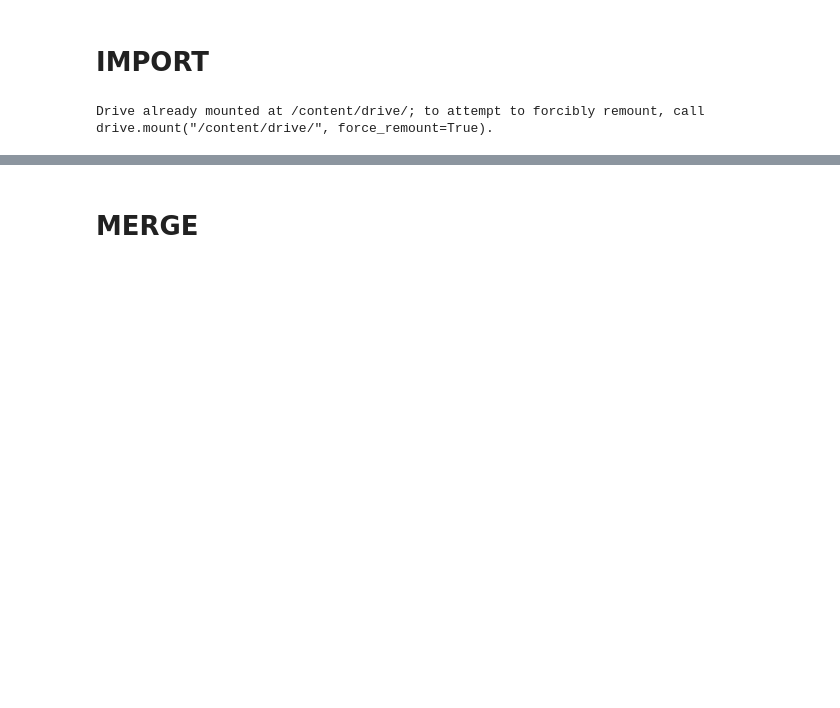
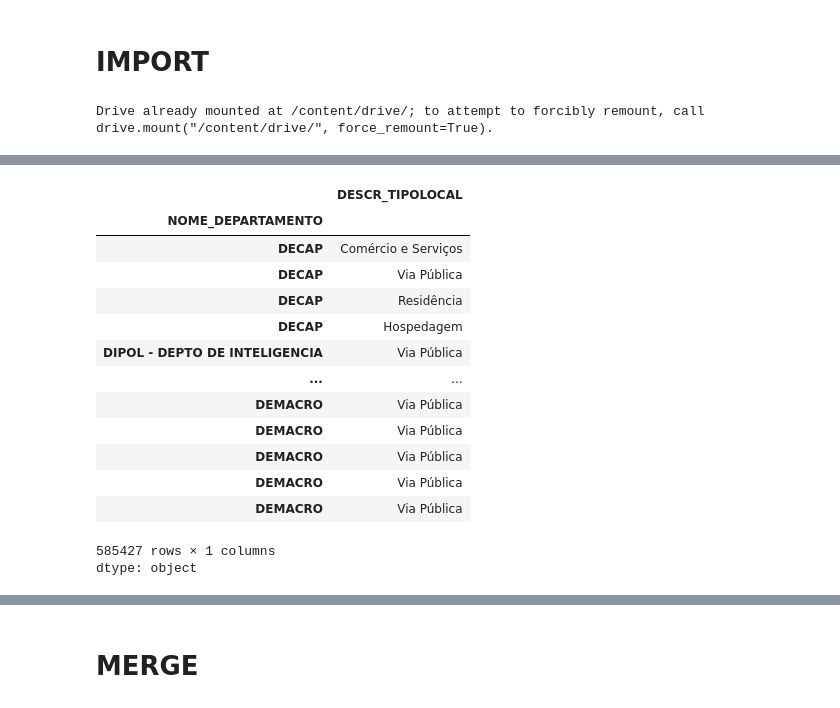
Before and after one commit to 0kauaa/projeto-integrador-I, a Jupyter notebook: notebooks/2_merge.ipynb, the cells around one changed output, grey strips where cells are left out. Drawn from its saved outputs; the diff is of its cells as text; code cells hidden in the pictures; blank space fills up the shorter version.

```diff
--- a/notebooks/2_merge.ipynb
+++ b/notebooks/2_merge.ipynb
@@ -95,0 +110,18 @@ first_df_2024
+# %%
+first_df_2025['DESCR_TIPOLOCAL']
+# %% [output]
+|  | DESCR_TIPOLOCAL |
+| NOME_DEPARTAMENTO |  |
+| DECAP | Comércio e Serviços |
+| DECAP | Via Pública |
+| DECAP | Residência |
+| DECAP | Hospedagem |
+| DIPOL - DEPTO DE INTELIGENCIA | Via Pública |
+| ... | ... |
+| DEMACRO | Via Pública |
+| DEMACRO | Via Pública |
+| DEMACRO | Via Pública |
+| DEMACRO | Via Pública |
+| DEMACRO | Via Pública |
+585427 rows × 1 columns
+dtype: object
```
Also changed, not shown: parts of 6 cells of this notebook, 3 other files.
